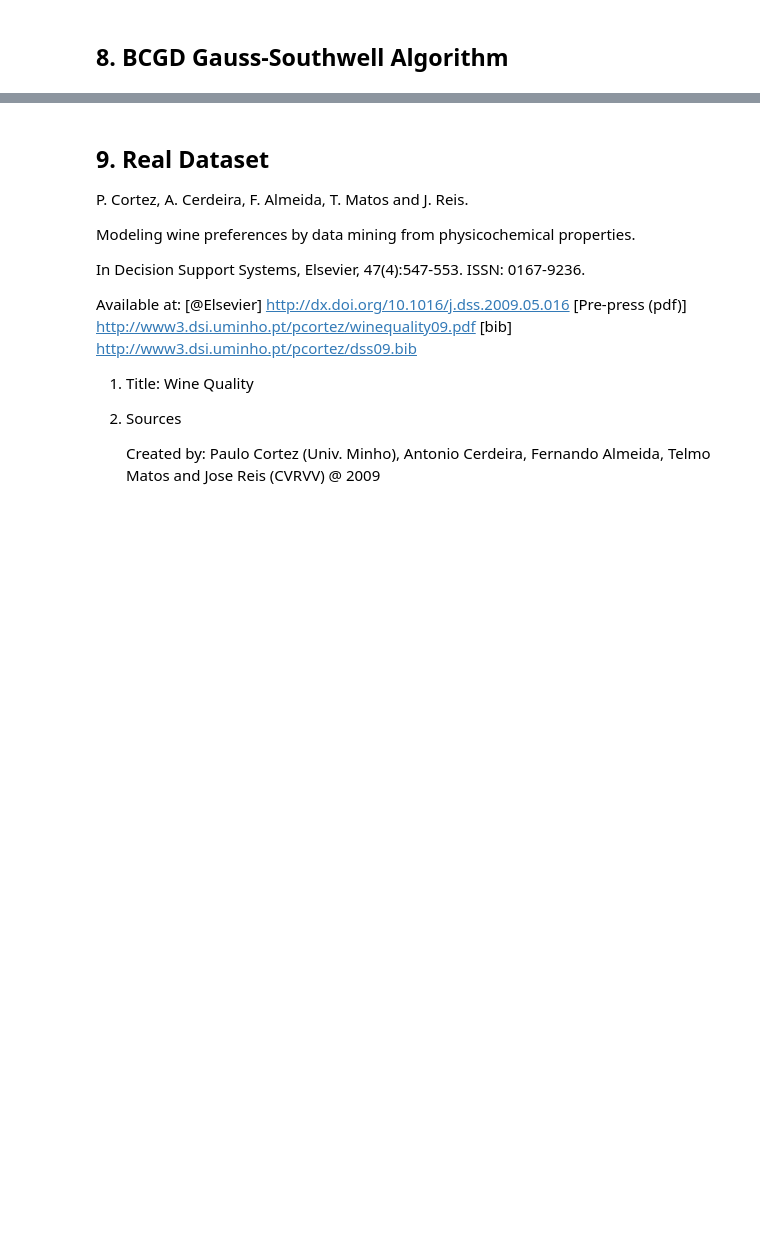
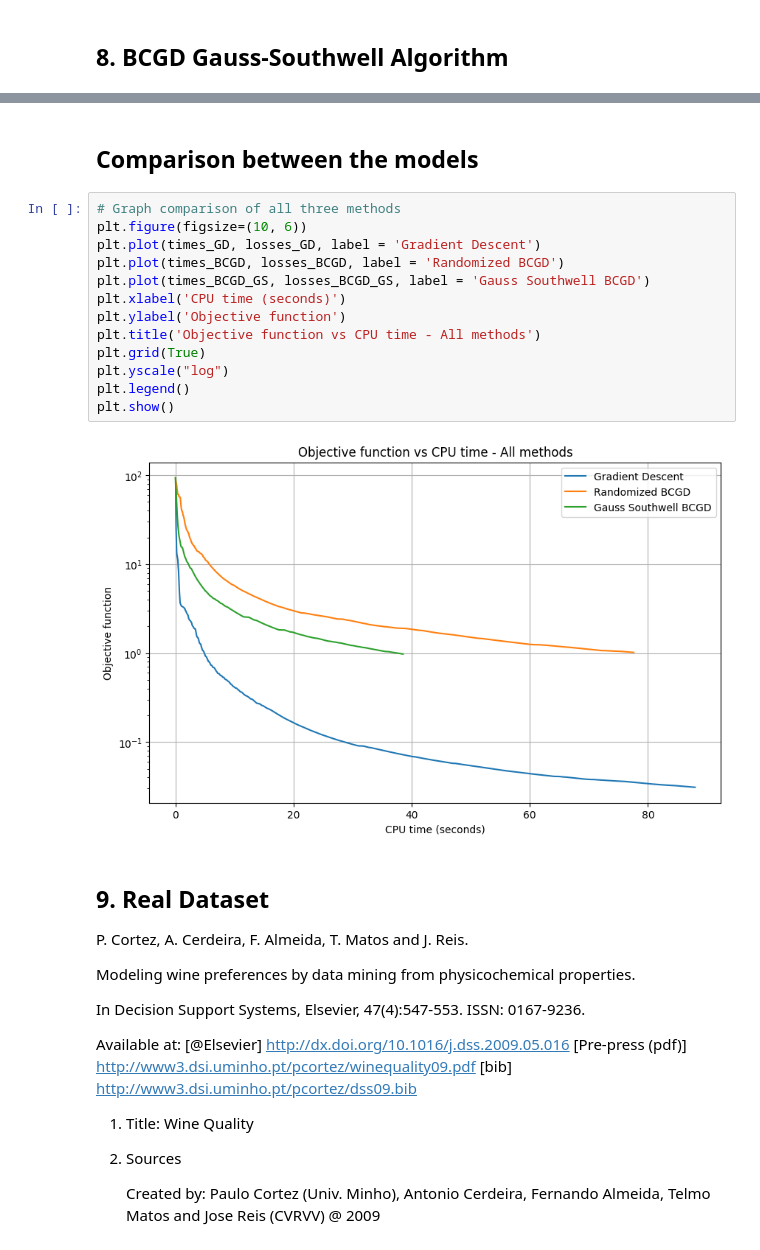
Before and after one commit to maloooon/Optimizing_Multi-Class_Logistic_Regression_with_Gradient-Based_Methods, a Jupyter notebook: HW1_CLEANED_CODE.ipynb, the cells around one changed output, grey strips where cells are left out. Drawn from its saved outputs; the diff is of its cells as text; blank space fills up the shorter version.

```diff
--- a/HW1_CLEANED_CODE.ipynb
+++ b/HW1_CLEANED_CODE.ipynb
@@ -288,3 +489,20 @@ Loss at iteration 0 (BCGD G.S.): 77.4546820892574
+# %% [markdown]
+## Comparison between the models
+# %%
+# Graph comparison of all three methods
+plt.figure(figsize=(10, 6))
+plt.plot(times_GD, losses_GD, label = 'Gradient Descent')
+plt.plot(times_BCGD, losses_BCGD, label = 'Randomized BCGD')
+plt.plot(times_BCGD_GS, losses_BCGD_GS, label = 'Gauss Southwell BCGD')
+plt.xlabel('CPU time (seconds)')
+plt.ylabel('Objective function')
+plt.title('Objective function vs CPU time - All methods')
+plt.grid(True)
+plt.yscale("log")
+plt.legend()
+plt.show()
+# %% [output]
+[figure, added]
 # %% [markdown]
 ## 9. Real Dataset
 
```
Also changed, not shown: parts of 29 cells of this notebook.
